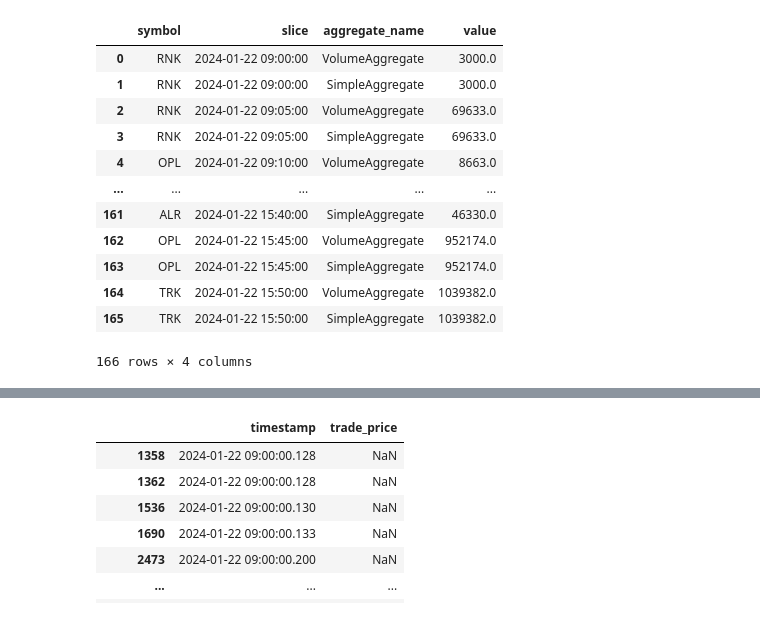
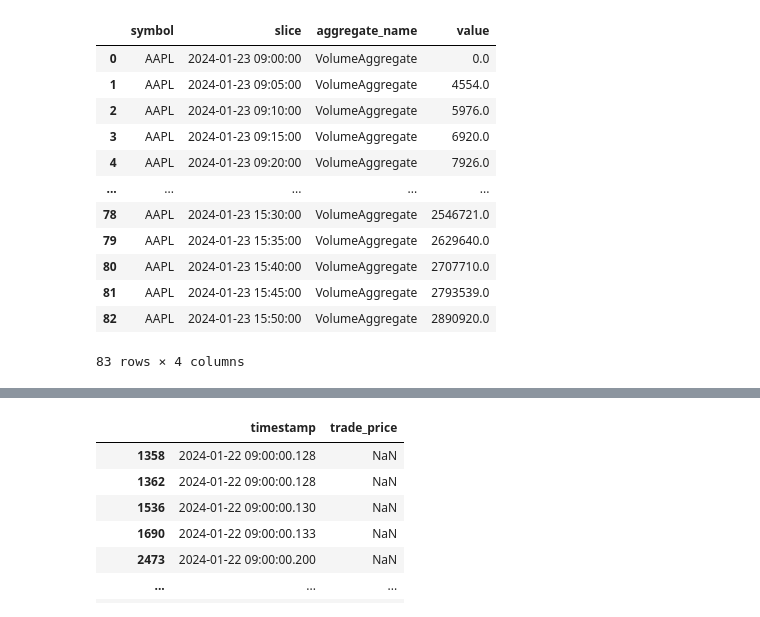
Before and after one commit to mateuszkapka/marketdata, a Jupyter notebook: python/MarketData.ipynb, the cells around one changed output, grey strips where cells are left out. Saved outputs shown, nothing was run; the diff lists cells and outputs as text; code cells hidden in the pictures.

```diff
--- a/python/MarketData.ipynb
+++ b/python/MarketData.ipynb
@@ -10,22 +10,24 @@ import pandas as pd
 import datetime
 # %%
 import pandas as pd
-df = pd.read_parquet('/scratch/aggregate_data/20240122_WSE.parquet', engine='pyarrow')
+df = pd.read_parquet("/scratch/aggregate_data/20240123_NASDAQ_AAPL.parquet", engine='pyarrow')
+# df = pd.read_parquet("/scratch/normalised_data/20240123_NASDAQ_AAPL.parquet", engine='pyarrow')
 df
+# df[df['type'] == 'Trade']
 # %% [output]
 |  | symbol | slice | aggregate_name | value |
-| 0 | RNK | 2024-01-22 09:00:00 | VolumeAggregate | 3000.0 |
-| 1 | RNK | 2024-01-22 09:00:00 | SimpleAggregate | 3000.0 |
-| 2 | RNK | 2024-01-22 09:05:00 | VolumeAggregate | 69633.0 |
-| 3 | RNK | 2024-01-22 09:05:00 | SimpleAggregate | 69633.0 |
-| 4 | OPL | 2024-01-22 09:10:00 | VolumeAggregate | 8663.0 |
+| 0 | AAPL | 2024-01-23 09:00:00 | VolumeAggregate | 0.0 |
+| 1 | AAPL | 2024-01-23 09:05:00 | VolumeAggregate | 4554.0 |
+| 2 | AAPL | 2024-01-23 09:10:00 | VolumeAggregate | 5976.0 |
+| 3 | AAPL | 2024-01-23 09:15:00 | VolumeAggregate | 6920.0 |
+| 4 | AAPL | 2024-01-23 09:20:00 | VolumeAggregate | 7926.0 |
 | ... | ... | ... | ... | ... |
-| 161 | ALR | 2024-01-22 15:40:00 | SimpleAggregate | 46330.0 |
-| 162 | OPL | 2024-01-22 15:45:00 | VolumeAggregate | 952174.0 |
-| 163 | OPL | 2024-01-22 15:45:00 | SimpleAggregate | 952174.0 |
-| 164 | TRK | 2024-01-22 15:50:00 | VolumeAggregate | 1039382.0 |
-| 165 | TRK | 2024-01-22 15:50:00 | SimpleAggregate | 1039382.0 |
+| 78 | AAPL | 2024-01-23 15:30:00 | VolumeAggregate | 2546721.0 |
+| 79 | AAPL | 2024-01-23 15:35:00 | VolumeAggregate | 2629640.0 |
+| 80 | AAPL | 2024-01-23 15:40:00 | VolumeAggregate | 2707710.0 |
+| 81 | AAPL | 2024-01-23 15:45:00 | VolumeAggregate | 2793539.0 |
+| 82 | AAPL | 2024-01-23 15:50:00 | VolumeAggregate | 2890920.0 |
-166 rows × 4 columns
+83 rows × 4 columns
 # %%
 nadaq_raw_data = pd.read_parquet('../normalised_data/NASDAQ.parquet', engine='pyarrow')
 wse_raw_data = pd.read_parquet('../normalised_data/WSE.parquet', engine='pyarrow')
```
Also changed, not shown: parts of 2 cells of this notebook, 13 other files.
